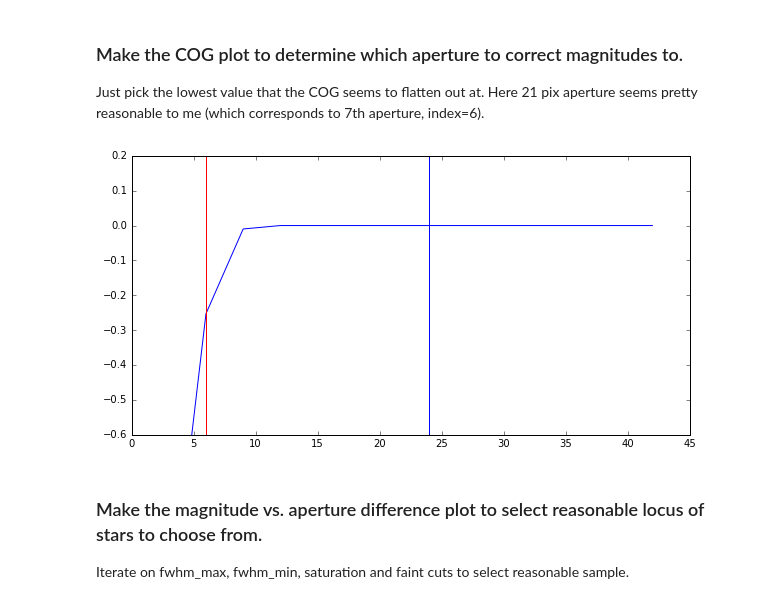
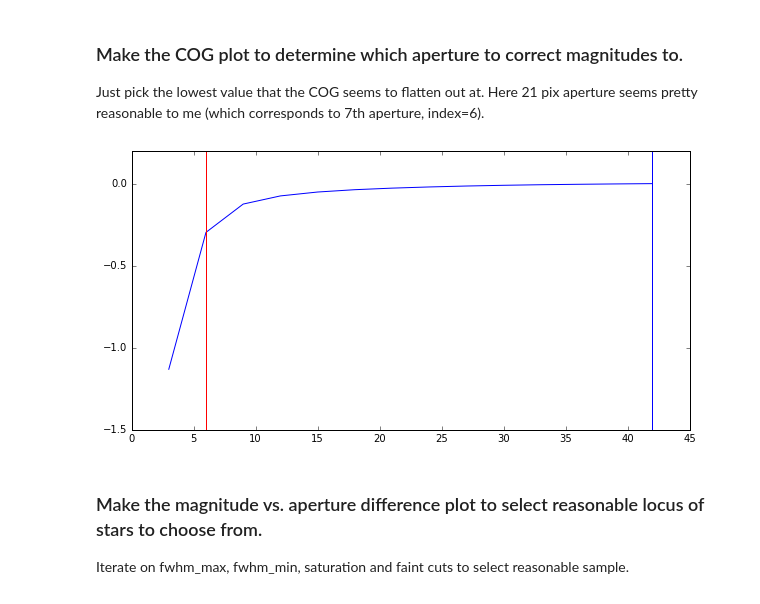
Before and after one commit to zachjennings/sluggs_phot_calibration, a Jupyter notebook: n3115/aperture_photometry_calibrations_n3115_g.ipynb, the cells around one changed output. Cells and saved outputs as stored; diff of their text form; code cells hidden in the pictures.

```diff
--- a/n3115/aperture_photometry_calibrations_n3115_g.ipynb
+++ b/n3115/aperture_photometry_calibrations_n3115_g.ipynb
@@ -219,9 +219,9 @@ aperCor.make_merr_plot(data,apers)
 ### Make the COG plot to determine which aperture to correct magnitudes to.
 Just pick the lowest value that the COG seems to flatten out at. Here 21 pix aperture seems pretty reasonable to me (which corresponds to  7th aperture, index=6).
 # %%
-aperCor.make_cog_plot(data,apers,ylim=(-0.6,0.2),cor_aper=7,meas_aper=1)
+aperCor.make_cog_plot(data[good,:],apers,ylim=(-1.5,0.2),cor_aper=13,meas_aper=1)
 # %% [output]
-[figure, old version]
+[figure, new version]
 # %% [markdown]
 ### Make the magnitude vs. aperture difference plot to select reasonable locus of stars to choose from.
 Iterate on fwhm_max, fwhm_min, saturation and faint cuts to select reasonable sample.
```
Also changed, not shown: parts of 6 cells of this notebook, 52 other files.
